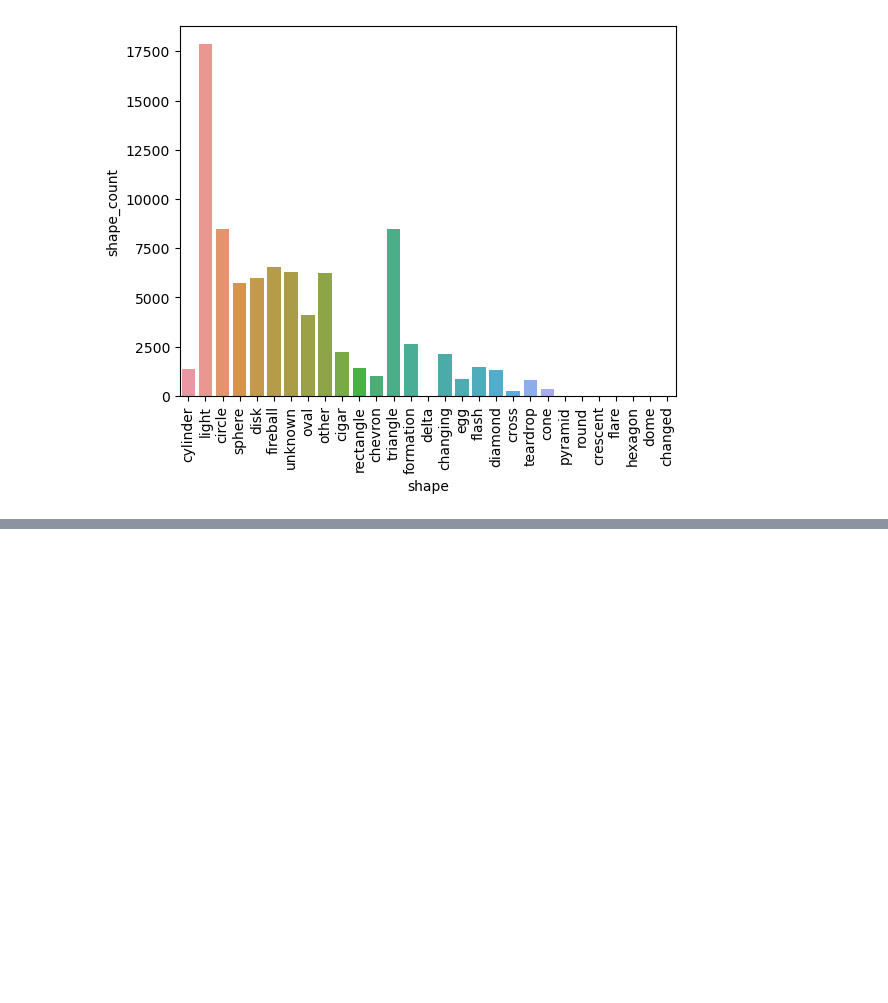
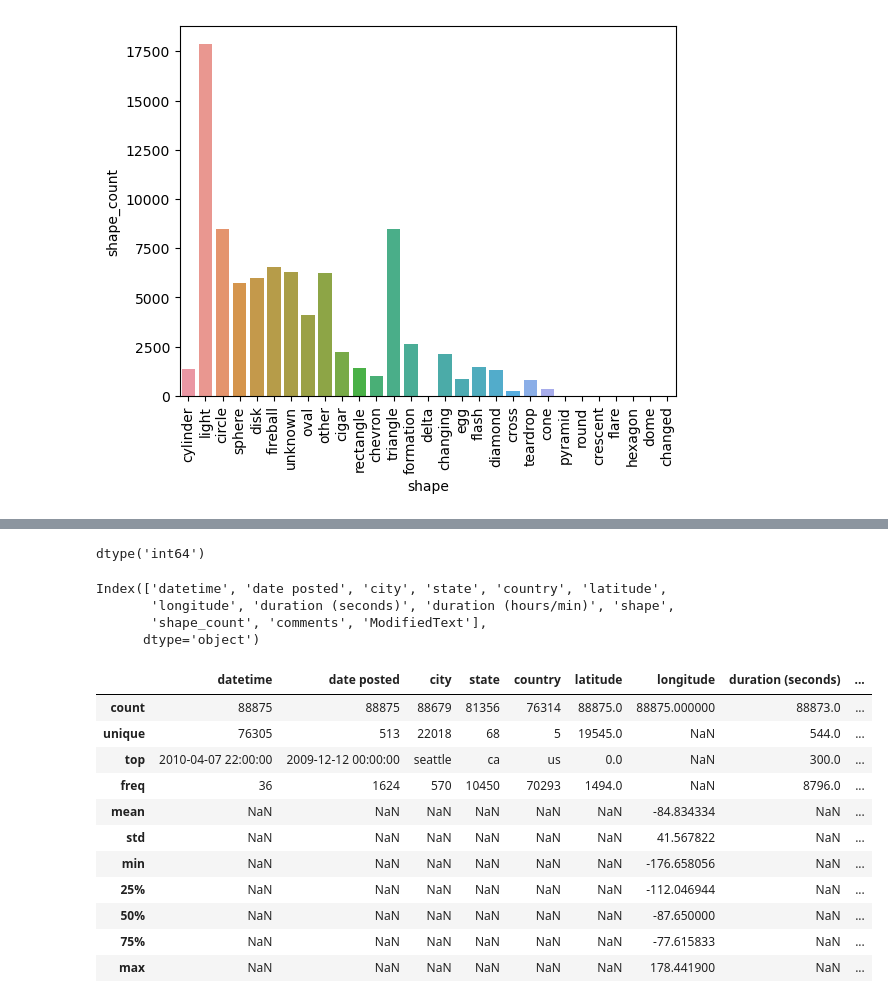
Before and after one commit to AndrewBoyne/my_qa_repo, a Jupyter notebook: Week 10 free practice/UFO after bar plot 1206.ipynb, the cells around one changed output, grey strips where cells are left out. Drawn from its saved outputs; the diff is of its cells as text; code cells hidden in the pictures; blank space fills up the shorter version.

```diff
--- a/Week 10 free practice/UFO after bar plot 1206.ipynb
+++ b/Week 10 free practice/UFO after bar plot 1206.ipynb
@@ -320,0 +331,26 @@ plt.xticks(rotation=90)
+# %%
+df1.dtype
+# %% [output]
+dtype('int64')
+# %%
+df.columns
+# %% [output]
+Index(['datetime', 'date posted', 'city', 'state', 'country', 'latitude',
+       'longitude', 'duration (seconds)', 'duration (hours/min)', 'shape',
+       'shape_count', 'comments', 'ModifiedText'],
+      dtype='object')
+# %%
+df.describe(include='all')
+# %% [output]
+|  | datetime | date posted | city | state | country | latitude | longitude | duration (seconds) | ... |
+| count | 88875 | 88875 | 88679 | 81356 | 76314 | 88875.0 | 88875.000000 | 88873.0 | ... |
+| unique | 76305 | 513 | 22018 | 68 | 5 | 19545.0 | NaN | 544.0 | ... |
+| top | 2010-04-07 22:00:00 | 2009-12-12 00:00:00 | seattle | ca | us | 0.0 | NaN | 300.0 | ... |
+| freq | 36 | 1624 | 570 | 10450 | 70293 | 1494.0 | NaN | 8796.0 | ... |
+| mean | NaN | NaN | NaN | NaN | NaN | NaN | -84.834334 | NaN | ... |
+| std | NaN | NaN | NaN | NaN | NaN | NaN | 41.567822 | NaN | ... |
+| min | NaN | NaN | NaN | NaN | NaN | NaN | -176.658056 | NaN | ... |
+| 25% | NaN | NaN | NaN | NaN | NaN | NaN | -112.046944 | NaN | ... |
+| 50% | NaN | NaN | NaN | NaN | NaN | NaN | -87.650000 | NaN | ... |
+| 75% | NaN | NaN | NaN | NaN | NaN | NaN | -77.615833 | NaN | ... |
+| max | NaN | NaN | NaN | NaN | NaN | NaN | 178.441900 | NaN | ... |
```
Also changed, not shown: parts of 52 cells of this notebook, 4 other files.
